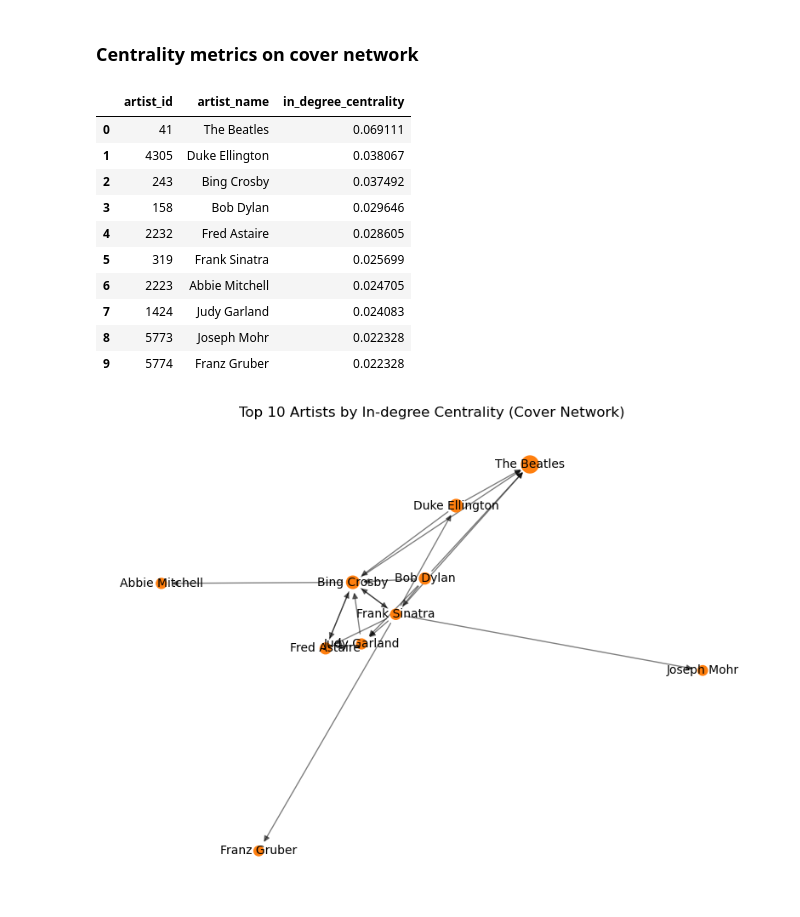
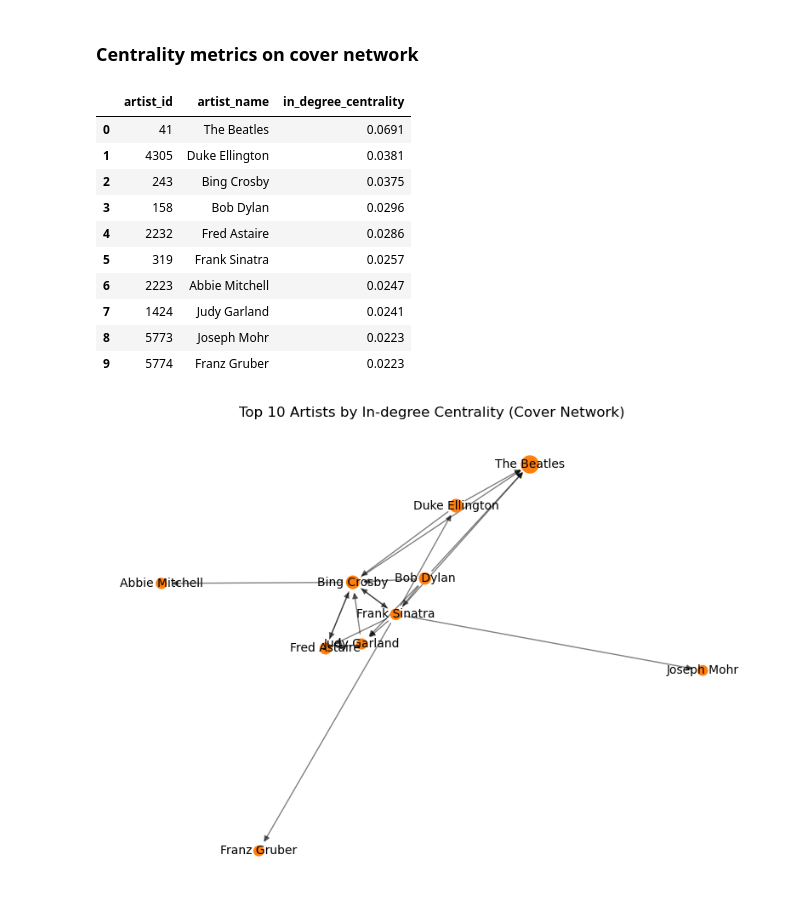
Before and after one commit to freiraum-bq/Music_Project, a Jupyter notebook: python/integrated.ipynb, the cells around one changed output. Saved outputs shown, nothing was run; the diff lists cells and outputs as text; code cells hidden in the pictures.

Commit message:
rounded to 4 decimal points

```diff
--- a/python/integrated.ipynb
+++ b/python/integrated.ipynb
@@ -531,20 +531,20 @@ def top_metric_df(metric_scores, graph, score_name, top_n=10):
 # %%
 # In-degree centrality
 in_deg_cov_scores = nx.in_degree_centrality(G_covered)
 in_deg_cov_df = top_metric_df(in_deg_cov_scores, G_covered, 'in_degree_centrality')
-in_deg_cov_df
+in_deg_cov_df.round(4)
 # %% [output]
 |  | artist_id | artist_name | in_degree_centrality |
-| 0 | 41 | The Beatles | 0.069111 |
-| 1 | 4305 | Duke Ellington | 0.038067 |
-| 2 | 243 | Bing Crosby | 0.037492 |
-| 3 | 158 | Bob Dylan | 0.029646 |
-| 4 | 2232 | Fred Astaire | 0.028605 |
-| 5 | 319 | Frank Sinatra | 0.025699 |
-| 6 | 2223 | Abbie Mitchell | 0.024705 |
-| 7 | 1424 | Judy Garland | 0.024083 |
-| 8 | 5773 | Joseph Mohr | 0.022328 |
-| 9 | 5774 | Franz Gruber | 0.022328 |
+| 0 | 41 | The Beatles | 0.0691 |
+| 1 | 4305 | Duke Ellington | 0.0381 |
+| 2 | 243 | Bing Crosby | 0.0375 |
+| 3 | 158 | Bob Dylan | 0.0296 |
+| 4 | 2232 | Fred Astaire | 0.0286 |
+| 5 | 319 | Frank Sinatra | 0.0257 |
+| 6 | 2223 | Abbie Mitchell | 0.0247 |
+| 7 | 1424 | Judy Garland | 0.0241 |
+| 8 | 5773 | Joseph Mohr | 0.0223 |
+| 9 | 5774 | Franz Gruber | 0.0223 |
 # %%
 # Visualize only the top 10 in-degree centrality nodes and their edges in the cover network
 
```
Also changed, not shown: parts of 7 cells of this notebook.
